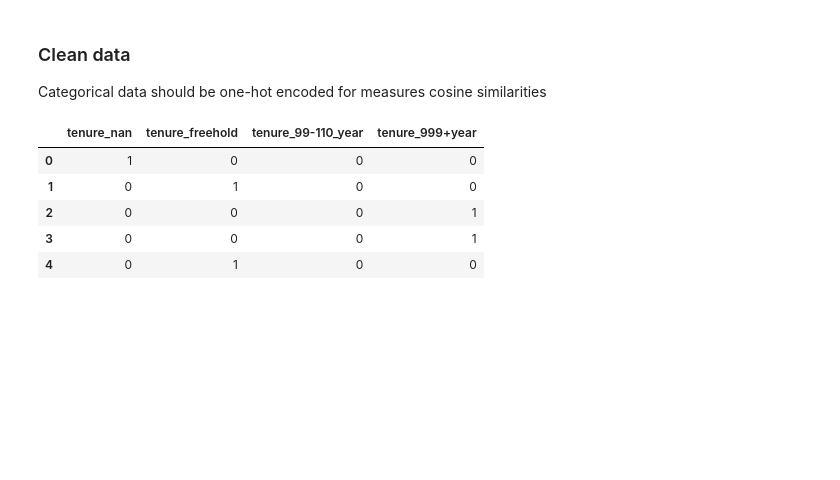
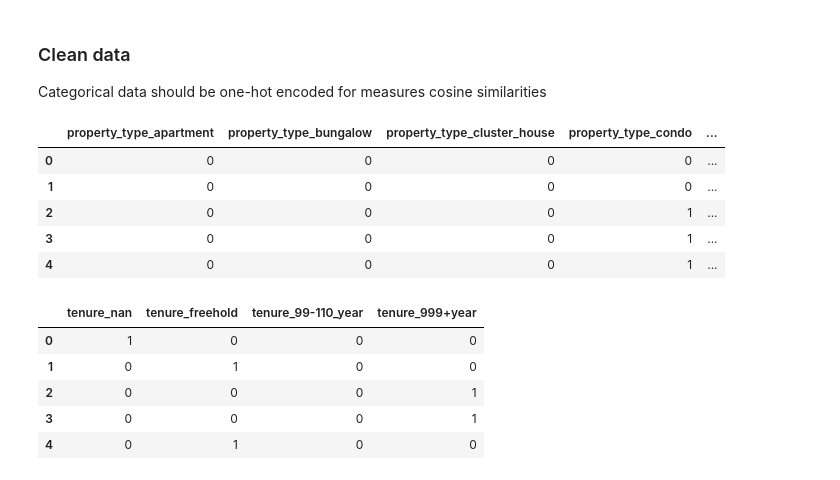
Before and after one commit to largecats/ghostbusters, a Jupyter notebook: task2/gen_user_profile.ipynb, the cells around one changed output. Cells and saved outputs as stored; diff of their text form; code cells hidden in the pictures; blank space fills up the shorter version.

```diff
--- a/task2/gen_user_profile.ipynb
+++ b/task2/gen_user_profile.ipynb
@@ -194,9 +178,16 @@ result.head(30)
 Categorical data should be one-hot encoded for measures cosine similarities
 # %%
 # One hot encoding property type
-s = pd.Series(df.property_type)
+s = pd.Series(df_train.property_type)
 d = pd.get_dummies(s).rename(columns=lambda x:'property_type_' +str(x.replace(" ","_").replace("-","_")))
+df_train = pd.concat([df_train,d], axis=1)
 d.head()
-df = pd.concat([df,d], axis=1)
+# %% [output]
+|  | property_type_apartment | property_type_bungalow | property_type_cluster_house | property_type_condo | ... |
+| 0 | 0 | 0 | 0 | 0 | ... |
+| 1 | 0 | 0 | 0 | 0 | ... |
+| 2 | 0 | 0 | 0 | 1 | ... |
+| 3 | 0 | 0 | 0 | 1 | ... |
+| 4 | 0 | 0 | 0 | 1 | ... |
 # %%
 # One hot encoding tenure
```
Also changed, not shown: parts of 12 cells of this notebook.
